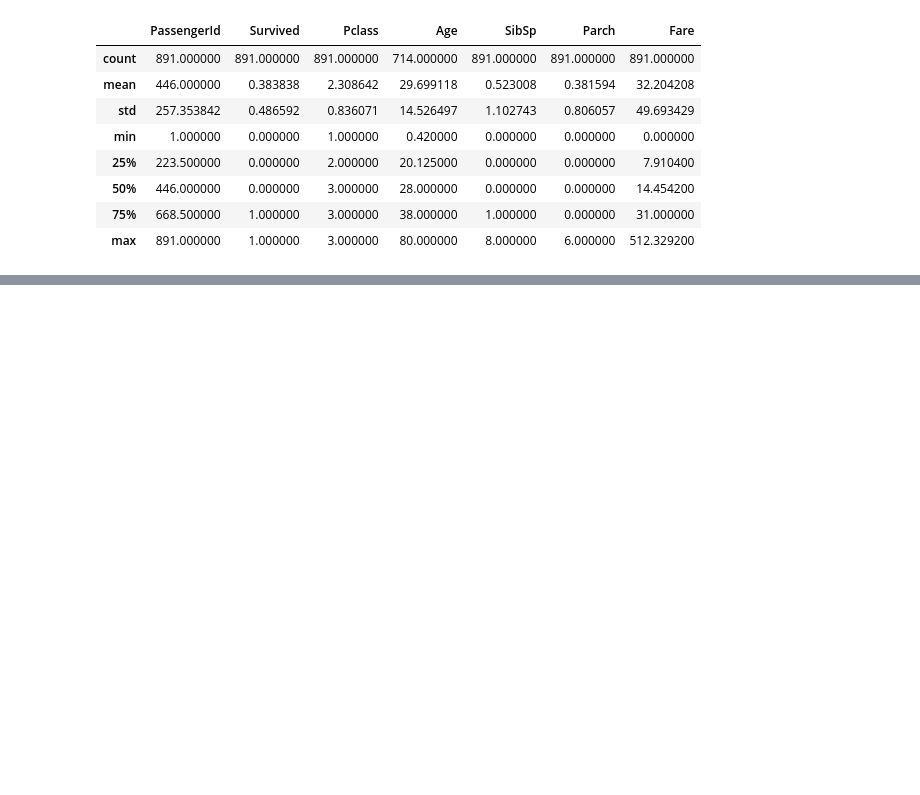
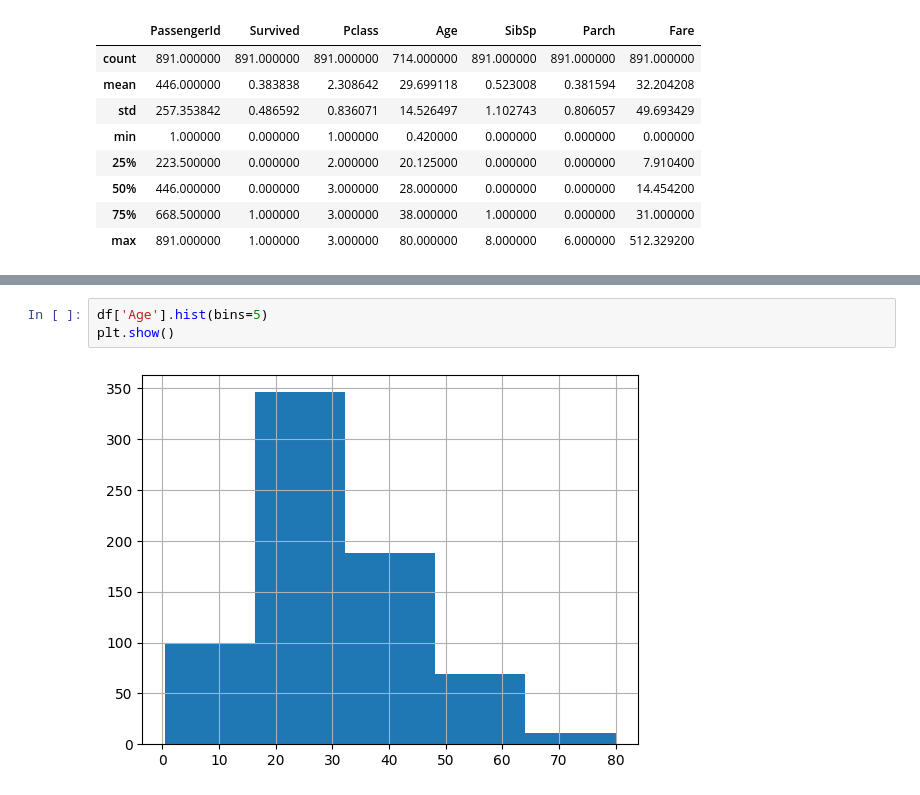
Before and after one commit to tpwls9494/SKN_Family_project1, a Jupyter notebook: ML-WORKSPACE/02_before_fit/02_eda.ipynb, the cells around one changed output, grey strips where cells are left out. Saved outputs shown, nothing was run; the diff lists cells and outputs as text; blank space fills up the shorter version.

```diff
--- a/ML-WORKSPACE/02_before_fit/02_eda.ipynb
+++ b/ML-WORKSPACE/02_before_fit/02_eda.ipynb
@@ -70,0 +129,5 @@ dtype: int64
+# %%
+df['Age'].hist(bins=5)
+plt.show()
+# %% [output]
+[figure, added]
```
Also changed, not shown: parts of 16 cells of this notebook, 7 other files.
